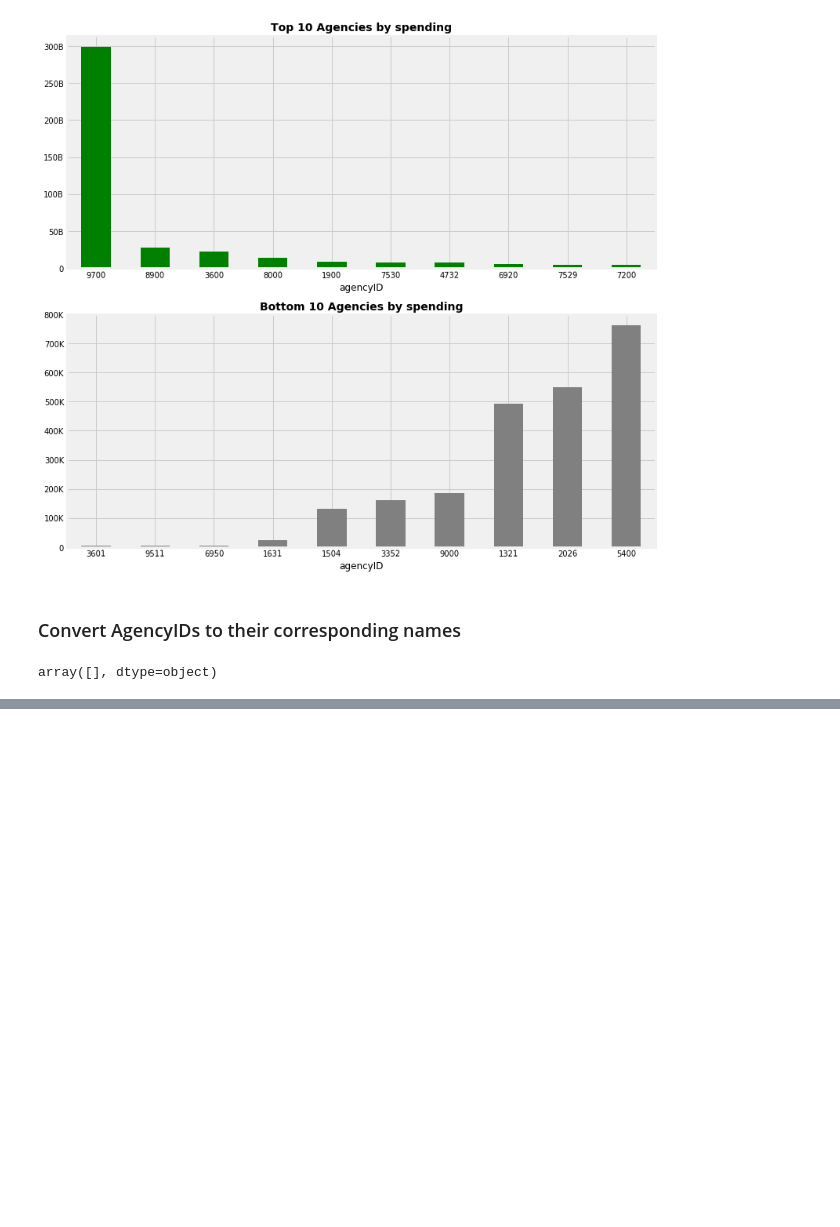
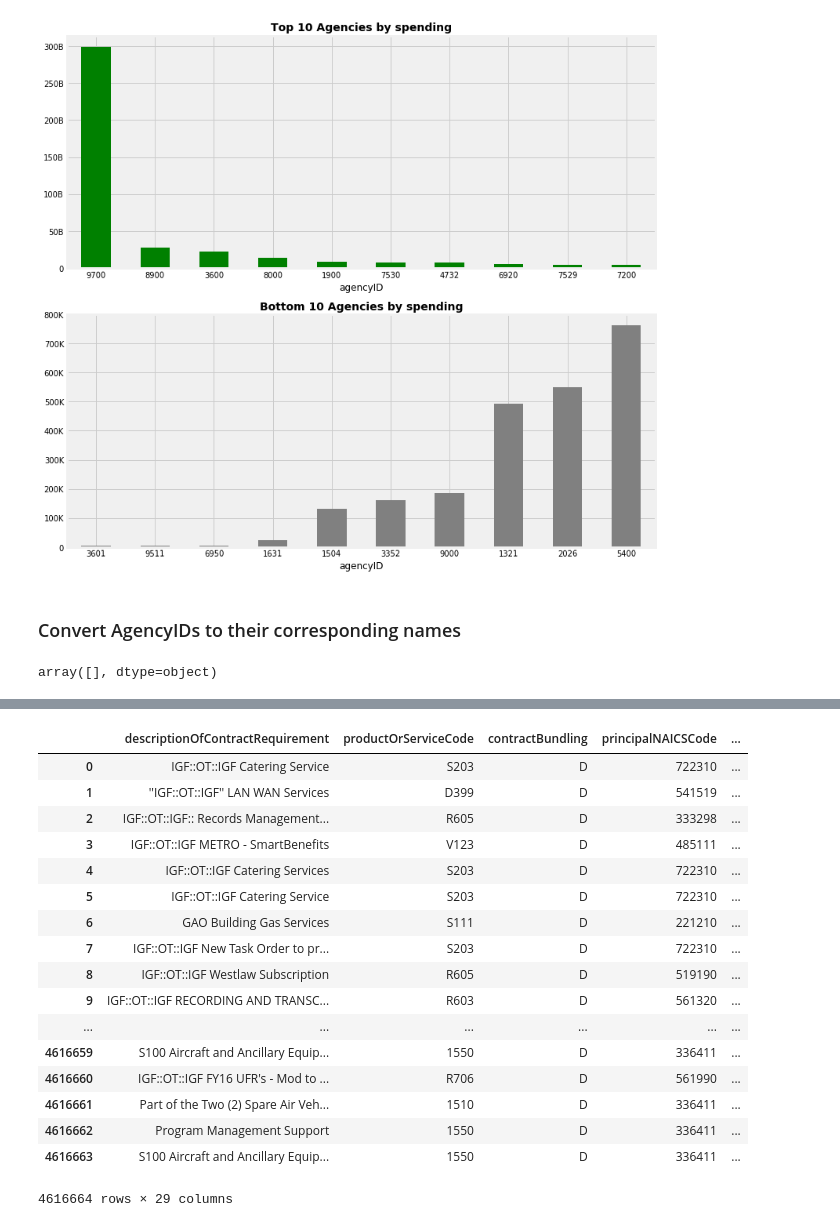
Before and after one commit to ptreszczotko/ds-project, a Jupyter notebook: FedData.ipynb, the cells around one changed output, grey strips where cells are left out. Saved outputs shown, nothing was run; the diff lists cells and outputs as text; code cells hidden in the pictures; blank space fills up the shorter version.

```diff
--- a/FedData.ipynb
+++ b/FedData.ipynb
@@ -21,4 +21,6 @@ from cleanup_utilities import misc
 # %%
 #Bring in fpds 2016 data
 #this didnt work on a laptop with 16GBs of RAM
-df = pd.read_csv('./data/fpdsAllCSV.csv',low_memory=True, dtype={'agencyID': str, 'PIID': str, 'modNumber': str, 'transactionNumber': int, 'obligatedAmount': float, 'baseAndExercisedOptionsValue': float, 'baseAndAllOptionsValue': float , 'DUNSNumber': str})
+df = pd.read_csv('./data/fpdsAllCSV.csv',low_memory=True, dtype={'agencyID': str, 'PIID': str, 'modNumber': str, 'transactionNumber': int, 'obligatedAmount': float, 'baseAndExercisedOptionsValue': float, 'baseAndAllOptionsValue': float , 'DUNSNumber': str, 'principalNAICSCode': str})
+
+df.shape
@@ -123,15 +130,26 @@ High five! You successfuly sent some data to your account on plotly. View your p
 # %%
 #try clustering by $ figures
-
 #are there any contracts with null or NA contract value?
 df[df['obligatedAmount'].isnull()].shape[0]
 
 df[df.columns[20:49]]
 #vendorName or vendorLegalOrganizationName, productOrServiceCode, principalNAICSCode
-
-
-from sklearn.cluster import KMeans
-import seaborn as sns; sns.set()
-
-X = df[['obligatedAmount','vendorName', 'productOrServiceCode', 'principalNAICSCode', 'numberOfEmployees']]
-X.set_index('vendorName', inplace=True)
+# %% [output]
+|  | descriptionOfContractRequirement | productOrServiceCode | contractBundling | principalNAICSCode | ... |
+| 0 | IGF::OT::IGF Catering Service | S203 | D | 722310 | ... |
+| 1 | ''IGF::OT::IGF'' LAN WAN Services | D399 | D | 541519 | ... |
+| 2 | IGF::OT::IGF:: Records Management... | R605 | D | 333298 | ... |
+| 3 | IGF::OT::IGF METRO - SmartBenefits | V123 | D | 485111 | ... |
+| 4 | IGF::OT::IGF Catering Services | S203 | D | 722310 | ... |
+| 5 | IGF::OT::IGF Catering Service | S203 | D | 722310 | ... |
+| 6 | GAO Building Gas Services | S111 | D | 221210 | ... |
+| 7 | IGF::OT::IGF New Task Order to pr... | S203 | D | 722310 | ... |
+| 8 | IGF::OT::IGF Westlaw Subscription | R605 | D | 519190 | ... |
+| 9 | IGF::OT::IGF RECORDING AND TRANSC... | R603 | D | 561320 | ... |
+| ... | ... | ... | ... | ... | ... |
+| 4616659 | S100 Aircraft and Ancillary Equip... | 1550 | D | 336411 | ... |
+| 4616660 | IGF::OT::IGF FY16 UFR's - Mod to ... | R706 | D | 561990 | ... |
+| 4616661 | Part of the Two (2) Spare Air Veh... | 1510 | D | 336411 | ... |
+| 4616662 | Program Management Support | 1550 | D | 336411 | ... |
+| 4616663 | S100 Aircraft and Ancillary Equip... | 1550 | D | 336411 | ... |
+4616664 rows × 29 columns
```
Also changed, not shown: parts of 3 cells of this notebook, 1 other file.
